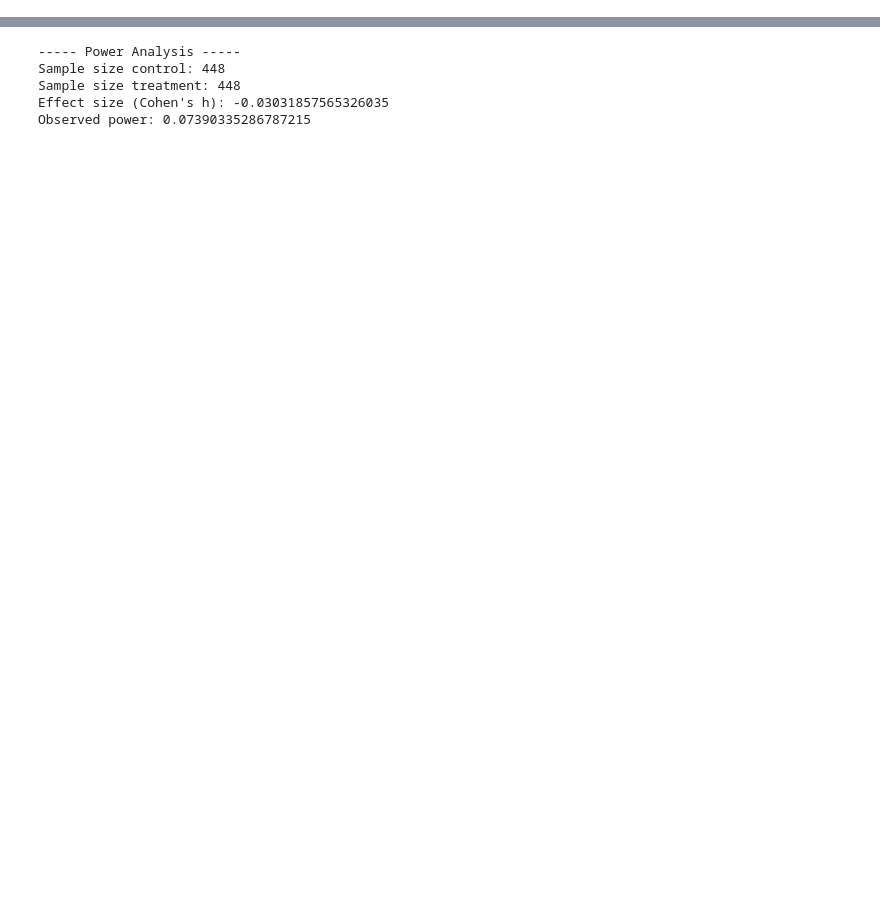
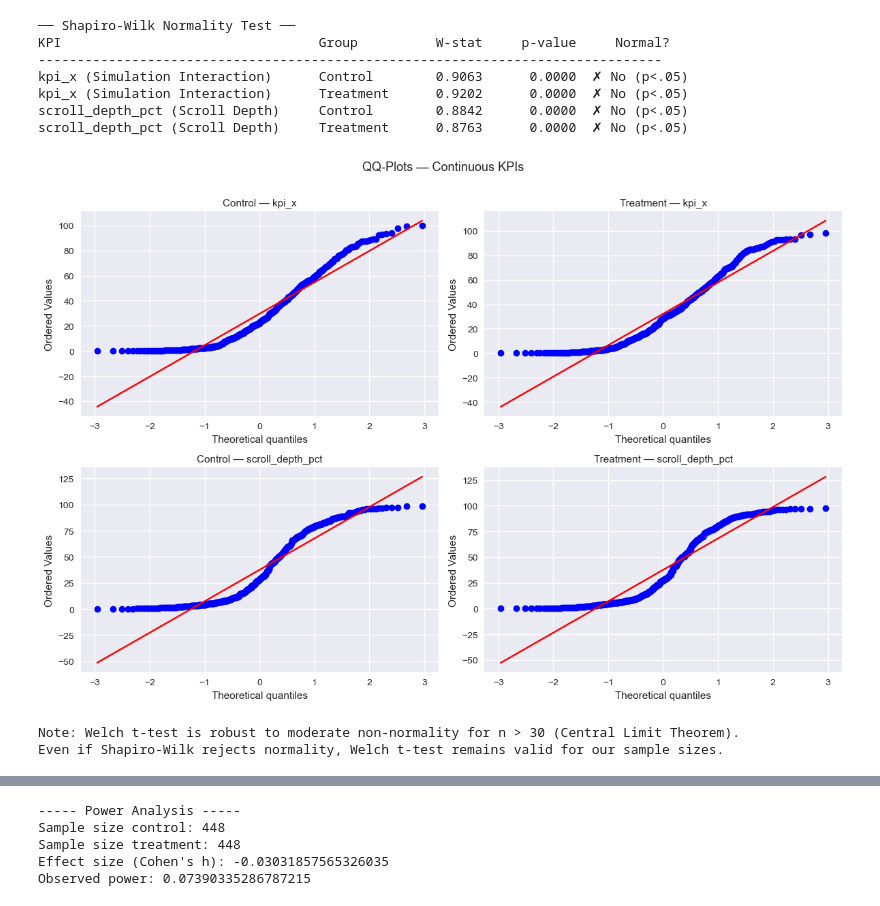
Before and after one commit to Luciamusizzano/DEGO-project_team50, a Jupyter notebook: analysis.ipynb, the cells around one changed output, grey strips where cells are left out. Cells and saved outputs as stored; diff of their text form; code cells hidden in the pictures; blank space fills up the shorter version.

```diff
--- a/analysis.ipynb
+++ b/analysis.ipynb
@@ -326,0 +382,12 @@ Using the observed difference in the primary KPI (Plan CTR), we estimate the sta
+# %%
+# Separate groups (used throughout the rest of the notebook)
+control   = df[df["arm"] == "control"]
+treatment = df[df["arm"] == "treatment"]
+
+kpi_cols = ["kpi_y", "kpi_x", "scroll_depth_pct", "exit_rate"]
+
+print(f"Control   — n = {len(control)}")
+print(control[kpi_cols].describe().round(4))
+print()
+print(f"Treatment — n = {len(treatment)}")
+print(treatment[kpi_cols].describe().round(4))
@@ -326,0 +428,50 @@ Using the observed difference in the primary KPI (Plan CTR), we estimate the sta
+# %%
+from scipy.stats import shapiro
+import matplotlib.pyplot as plt
+import scipy.stats as stats
+
+continuous_kpis = {
+    "kpi_x (Simulation Interaction)": ("kpi_x", control["kpi_x"], treatment["kpi_x"]),
+    "scroll_depth_pct (Scroll Depth)": ("scroll_depth_pct", control["scroll_depth_pct"], treatment["scroll_depth_pct"])
+}
+
+print("── Shapiro-Wilk Normality Test ──")
+print(f"{'KPI':<35} {'Group':<12} {'W-stat':>8}  {'p-value':>10}  {'Normal?':>10}")
+print("-" * 80)
+for label, (col, c_data, t_data) in continuous_kpis.items():
+    for group_name, data in [("Control", c_data), ("Treatment", t_data)]:
+        w, p = shapiro(data.sample(min(len(data), 5000), random_state=42))
+        verdict = "✓ Yes" if p > 0.05 else "✗ No (p<.05)"
+        print(f"{label:<35} {group_name:<12} {w:>8.4f}  {p:>10.4f}  {verdict:>10}")
+
+# QQ-plots
+fig, axes = plt.subplots(2, 2, figsize=(12, 8))
+pairs = [
+    (control["kpi_x"],             "Control — kpi_x"),
+    (treatment["kpi_x"],           "Treatment — kpi_x"),
+    (control["scroll_depth_pct"],  "Control — scroll_depth_pct"),
+    (treatment["scroll_depth_pct"],"Treatment — scroll_depth_pct"),
+]
+for ax, (data, title) in zip(axes.flat, pairs):
+    stats.probplot(data, dist="norm", plot=ax)
+    ax.set_title(title, fontsize=11)
+    ax.get_lines()[1].set_color("red")
+
+plt.suptitle("QQ-Plots — Continuous KPIs", fontsize=13, y=1.01)
+plt.tight_layout()
+plt.show()
+
+print()
+print("Note: Welch t-test is robust to moderate non-normality for n > 30 (Central Limit Theorem).")
+print("Even if Shapiro-Wilk rejects normality, Welch t-test remains valid for our sample sizes.")
+# %% [output]
+── Shapiro-Wilk Normality Test ──
+KPI                                 Group          W-stat     p-value     Normal?
+--------------------------------------------------------------------------------
+kpi_x (Simulation Interaction)      Control        0.9063      0.0000  ✗ No (p<.05)
+kpi_x (Simulation Interaction)      Treatment      0.9202      0.0000  ✗ No (p<.05)
+scroll_depth_pct (Scroll Depth)     Control        0.8842      0.0000  ✗ No (p<.05)
+scroll_depth_pct (Scroll Depth)     Treatment      0.8763      0.0000  ✗ No (p<.05)
+[figure, added]
+Note: Welch t-test is robust to moderate non-normality for n > 30 (Central Limit Theorem).
+Even if Shapiro-Wilk rejects normality, Welch t-test remains valid for our sample sizes.
```
Also changed, not shown: parts of 52 cells of this notebook.
